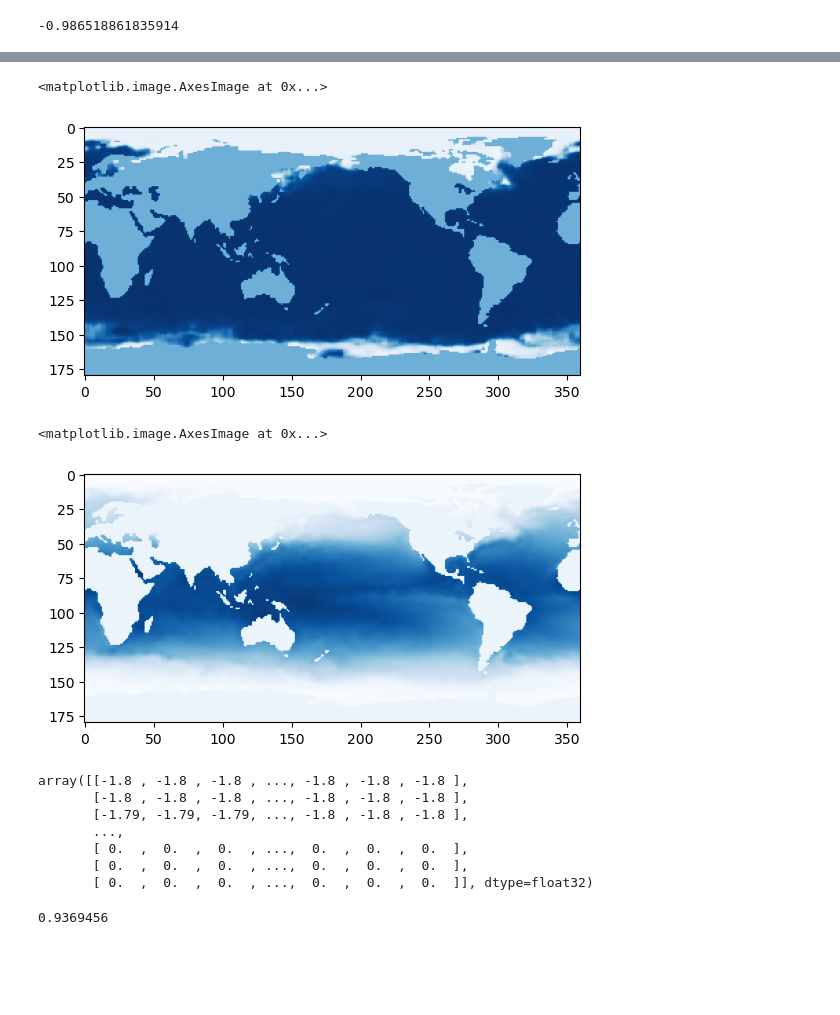
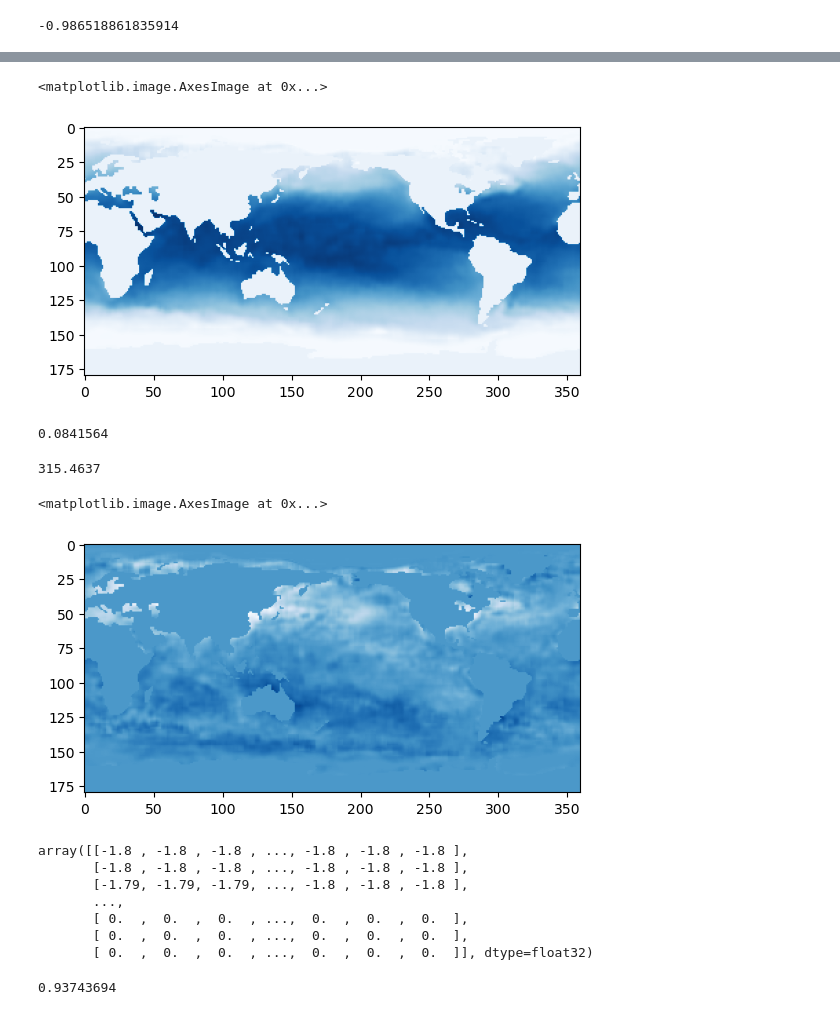
Before and after one commit to Flyingfish812/Transformer-Application, a Jupyter notebook: test.ipynb, the cells around one changed output, grey strips where cells are left out. Saved outputs shown, nothing was run; the diff lists cells and outputs as text; code cells hidden in the pictures; blank space fills up the shorter version.

```diff
--- a/test.ipynb
+++ b/test.ipynb
@@ -432,18 +460,19 @@ trained_res
 from my_utils import *
 from presets import *
 import matplotlib.pyplot as plt
-config = read_config('config/config_vit_37.yaml')
+config = read_config('config/config_vit_1.yaml')
 lat, lon, sst_all, time = load_data(config['data']['file_path'])
+device = torch.device("cuda" if torch.cuda.is_available() else "cpu")
 model = build_model(config['model'])
 model.load_state_dict(torch.load(config['output']['model_save_path']))
 model.to(device)
-n = 1048 # The number of map you want to test
-sensor_num = 15
-sensor_seed = 500
+n = 1098 # The number of map you want to test
+sensor_num = 10
+sensor_seed = 4
 sst = sst_all[n]
 sst_obj = SST(lat, lon, sst, time, sensor_num, sensor_seed)
 target, source, source_map = sst_obj.get_trainer()
-device = torch.device("cuda" if torch.cuda.is_available() else "cpu")
+
 source_test = to_input(source, device)
 target_test = model(source_test)
 target_test = target_test.detach().cpu().numpy()
@@ -451,12 +480,20 @@ target_test = target_test.reshape(180,360)
 plt.imshow(target_test, cmap = 'Blues')
 # %% [output]
 <matplotlib.image.AxesImage at 0x...>
-[figure, old version]
+[figure, new version]
+# %%
+calculate_l2_relative_error(target, target_test)
+# %% [output]
+0.0841564
+# %%
+np.linalg.norm(target - target_test)
+# %% [output]
+315.4637
 # %%
-plt.imshow(target, cmap = 'Blues')
+plt.imshow(target-target_test, cmap = 'Blues')
 # %% [output]
 <matplotlib.image.AxesImage at 0x...>
-[figure, old version]
+[figure, new version]
 # %%
 target
 # %% [output]
@@ -498,4 +535,4 @@ def calculate_l2_relative_error(array1, array2):
 # %%
 calculate_l2_relative_error(target, target_test)
 # %% [output]
-0.9369456
+0.93743694
```
Also changed, not shown: parts of 5 cells of this notebook, 13 other files.
